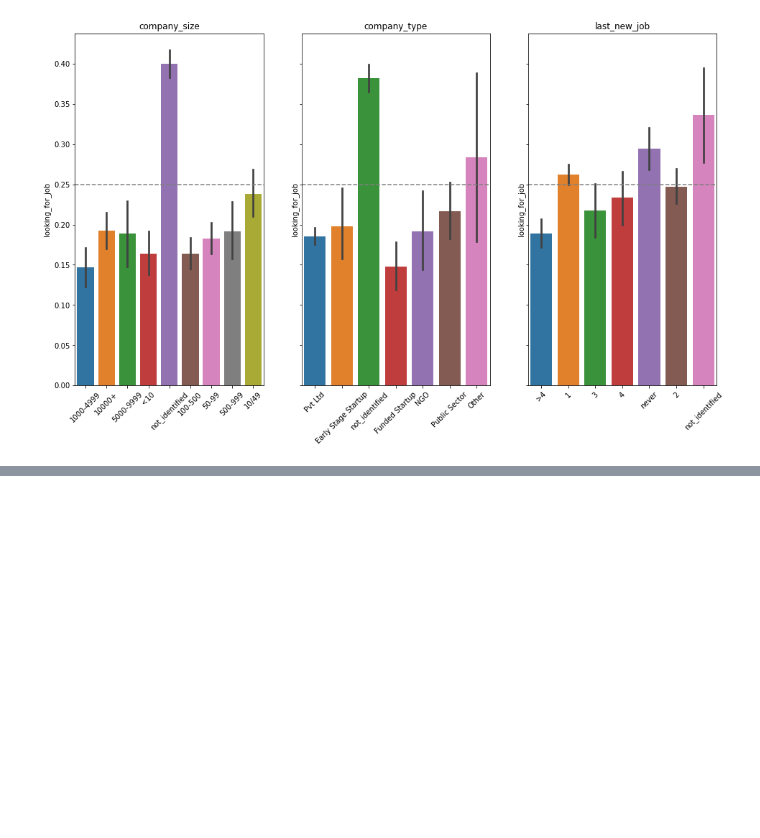
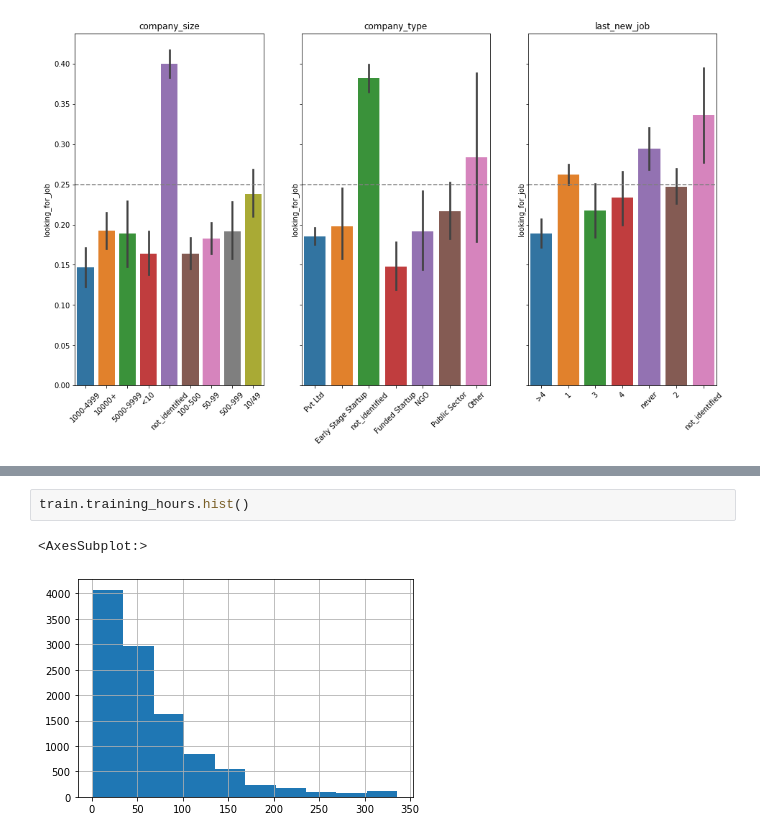
Before and after one commit to RyvynYoung/HRdataset, a Jupyter notebook: mvp.ipynb, the cells around one changed output, grey strips where cells are left out. Drawn from its saved outputs; the diff is of its cells as text; blank space fills up the shorter version.

```diff
--- a/mvp.ipynb
+++ b/mvp.ipynb
@@ -391,0 +400,5 @@ for i, feature in enumerate(features):
+# %%
+train.training_hours.hist()
+# %% [output]
+<AxesSubplot:>
+[figure, added]
```
Also changed, not shown: parts of 12 cells of this notebook.
